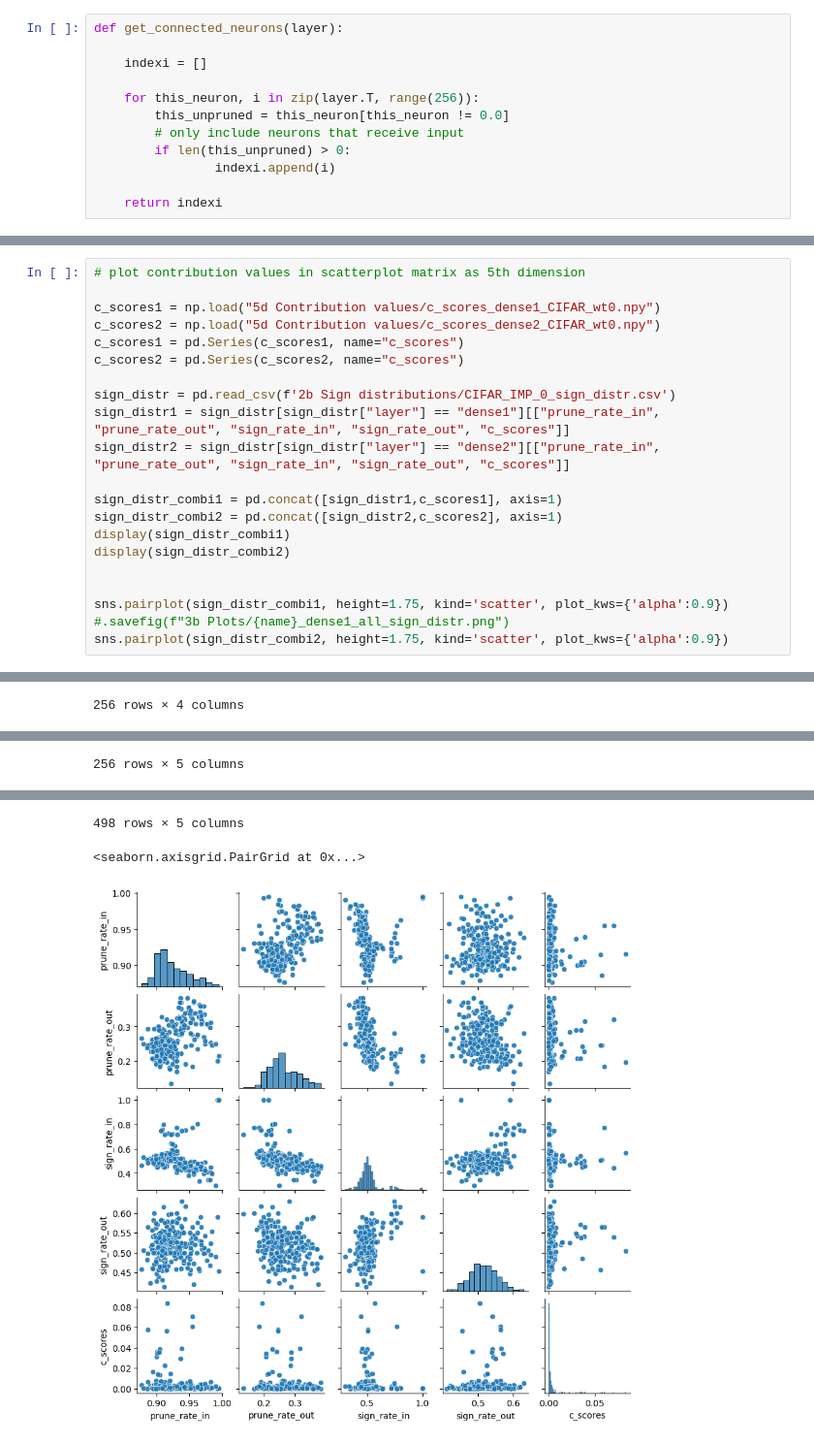
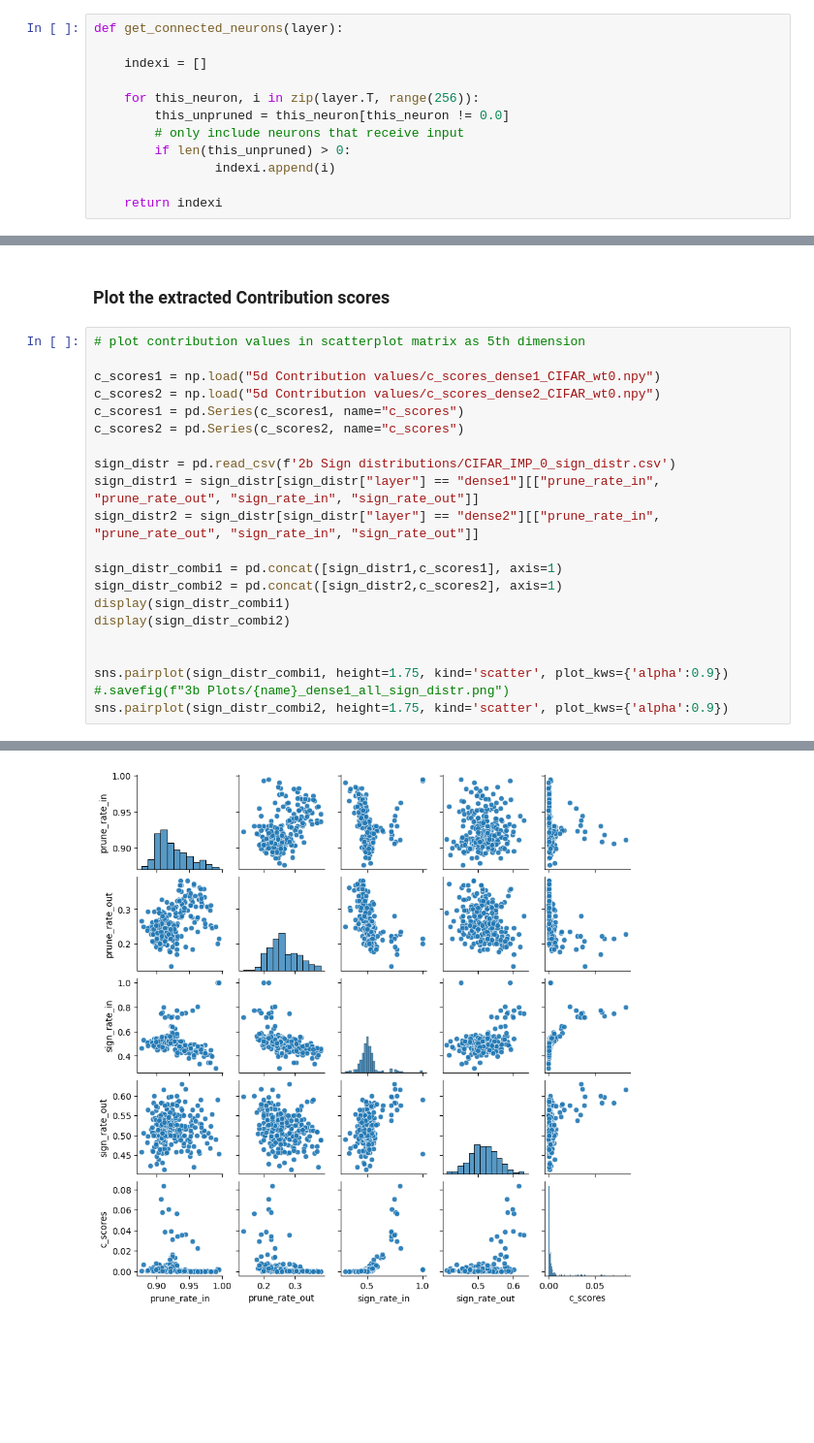
Before and after one commit to Ernalein/ThesisLTH, a Jupyter notebook: 5c Attribution methods.ipynb, the cells around one changed output, grey strips where cells are left out. Shown at 97% size. Cells and saved outputs as stored; diff of their text form; blank space fills up the shorter version.

Commit message:
debuggin c_scores

```diff
--- a/5c Attribution methods.ipynb
+++ b/5c Attribution methods.ipynb
@@ -150,3 +192,5 @@ get_and_store_c_scores(["CIFAR"],[0])
+# %% [markdown]
+### Plot the extracted Contribution scores
 # %%
 # plot contribution values in scatterplot matrix as 5th dimension
 
@@ -156,8 +200,8 @@ c_scores1 = pd.Series(c_scores1, name="c_scores")
 c_scores2 = pd.Series(c_scores2, name="c_scores")
 
 sign_distr = pd.read_csv(f'2b Sign distributions/CIFAR_IMP_0_sign_distr.csv')
-sign_distr1 = sign_distr[sign_distr["layer"] == "dense1"][["prune_rate_in", "prune_rate_out", "sign_rate_in", "sign_rate_out", "c_scores"]]
-sign_distr2 = sign_distr[sign_distr["layer"] == "dense2"][["prune_rate_in", "prune_rate_out", "sign_rate_in", "sign_rate_out", "c_scores"]]
+sign_distr1 = sign_distr[sign_distr["layer"] == "dense1"][["prune_rate_in", "prune_rate_out", "sign_rate_in", "sign_rate_out"]]
+sign_distr2 = sign_distr[sign_distr["layer"] == "dense2"][["prune_rate_in", "prune_rate_out", "sign_rate_in", "sign_rate_out"]]
 
 sign_distr_combi1 = pd.concat([sign_distr1,c_scores1], axis=1)
 sign_distr_combi2 = pd.concat([sign_distr2,c_scores2], axis=1)
@@ -220 +241,0 @@ Name: c_scores, Length: 256, dtype: float64
-256 rows × 4 columns
@@ -233 +241,0 @@ Name: c_scores, Length: 256, dtype: float64
-256 rows × 5 columns
@@ -246,6 +242,4 @@ Name: c_scores, Length: 256, dtype: float64
-498 rows × 5 columns
-<seaborn.axisgrid.PairGrid at 0x...>
-[figure, old version]
+[figure, new version]
 [figure]
 # %%
 # collect statistics for contribution value of each cluster
```
Also changed, not shown: parts of 11 cells of this notebook, 47 other files.
